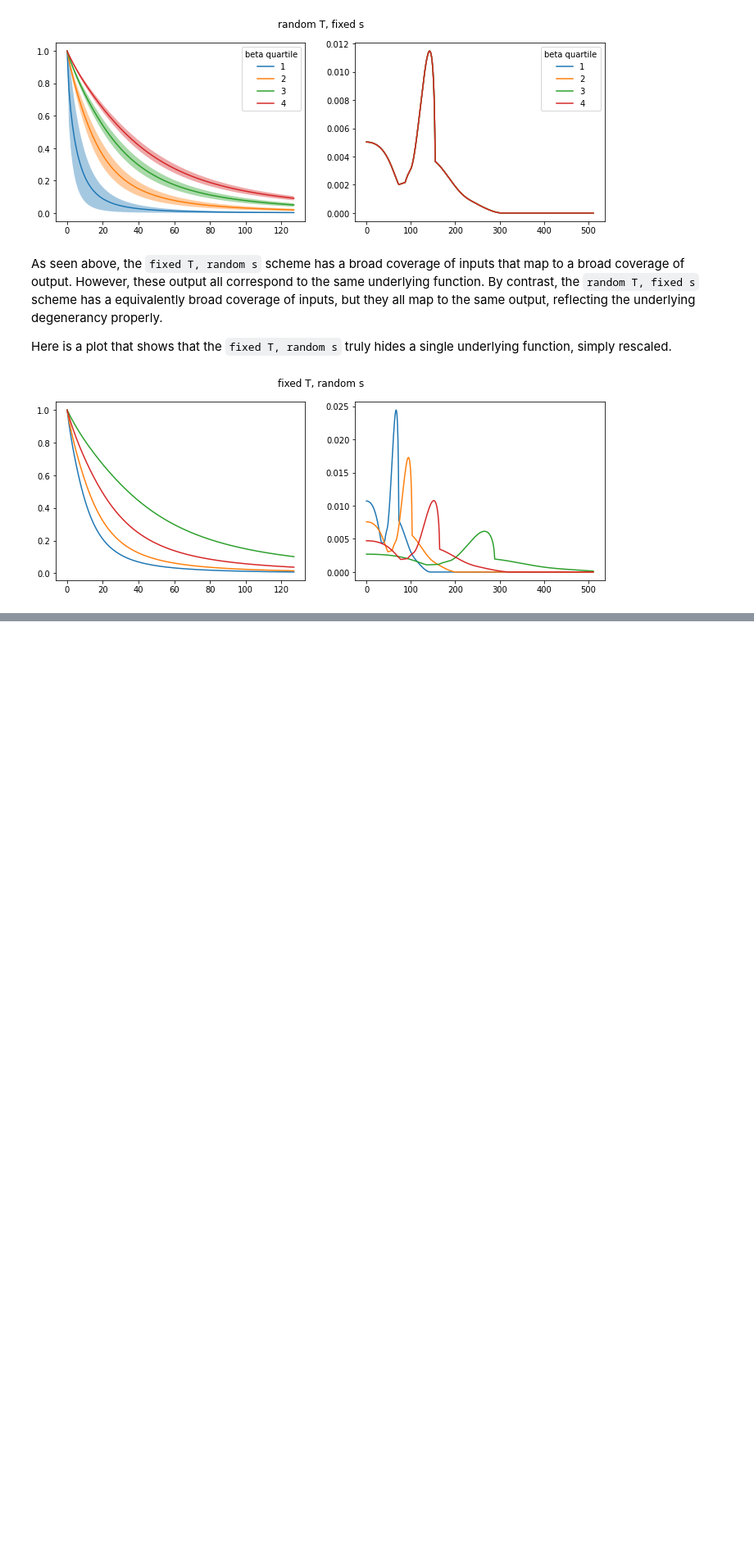
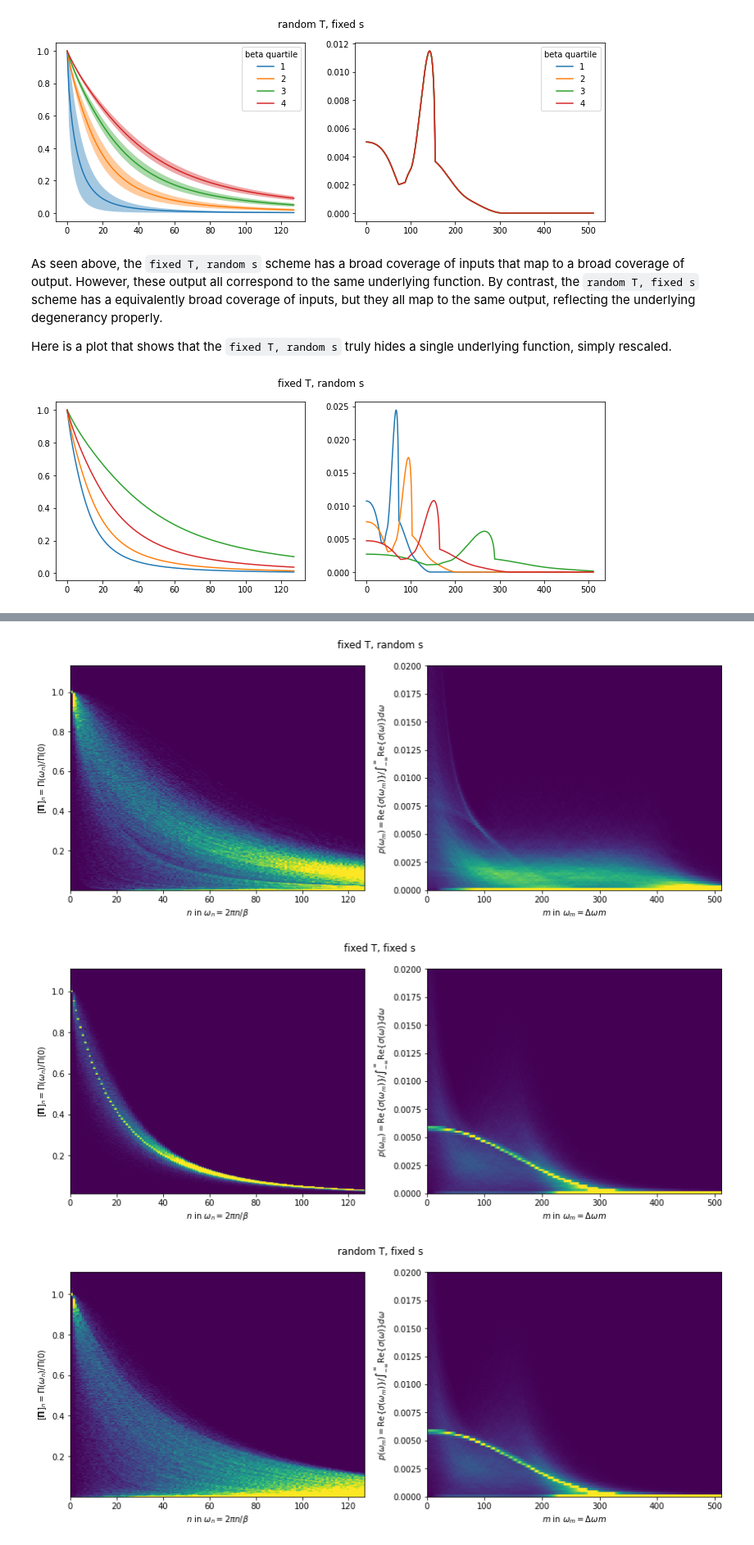
Before and after one commit to simonverret/deep_continuation, a Jupyter notebook: examples/dataset_statistics.ipynb, the cells around one changed output, grey strips where cells are left out. Shown: that part at 82% size. Cells and saved outputs as stored; diff of their text form; code cells hidden in the pictures; blank space fills up the shorter version.

Commit message:
histograms in the dataset statistics notebook

```diff
--- a/examples/dataset_statistics.ipynb
+++ b/examples/dataset_statistics.ipynb
@@ -192,0 +207,28 @@ This reveals another advantage of using the `random T, fixed s` scheme, namely t
+# %%
+def histogram_dataset(sigma, pi, key):
+    fig, ax = plt.subplots(1,2, figsize=(12,5))
+    y = pi
+    x = np.array(len(pi)*list(range(128)))
+
+    H, xedges, yedges = np.histogram2d(x.flatten(), y.flatten(), bins=(128,1000))#, bins=(xedges, yedges))
+    ax[0].imshow(H.T, origin='lower', vmin=0, vmax=np.mean(H)+2*np.std(H), interpolation='nearest', aspect='auto', extent=[xedges[0], xedges[-1], yedges[0], yedges[-1]])
+
+    y = sigma
+    x = np.array(len(pi)*list(range(512)))
+    H, xedges, yedges = np.histogram2d(x.flatten(), y.flatten(), bins=(512,100), range=[[0,512],[0,0.02]])#, bins=(xedges, yedges))
+    ax[1].imshow(H.T, origin='lower', vmin=0, vmax=np.mean(H)+2*np.std(H), interpolation='nearest', aspect='auto', extent=[xedges[0], xedges[-1], yedges[0], yedges[-1]])
+
+    ax[0].set_xlabel(r"$n$ in $\omega_n = 2\pi n / \beta$")
+    ax[0].set_ylabel(r"$[{\bf \Pi}]_n = \Pi(\omega_n)/\Pi(0)$")
+    ax[1].set_xlabel(r"$m$ in $\omega_m = \Delta\omega m$")
+    ax[1].set_ylabel(r"$p(\omega_m) = {\rm Re}\{\sigma(\omega_m)\} / \int_{-\infty}^{\infty} {\rm Re}\{\sigma(\omega)\} d\omega$")
+    plt.suptitle(key)
+    plt.tight_layout()
+    plt.show()
+
+for key in sigma:
+    histogram_dataset(sigma[key], pi[key], key)
+# %% [output]
+[figure, added]
+[figure, added]
+[figure, added]
```
Also changed, not shown: parts of 7 cells of this notebook.
